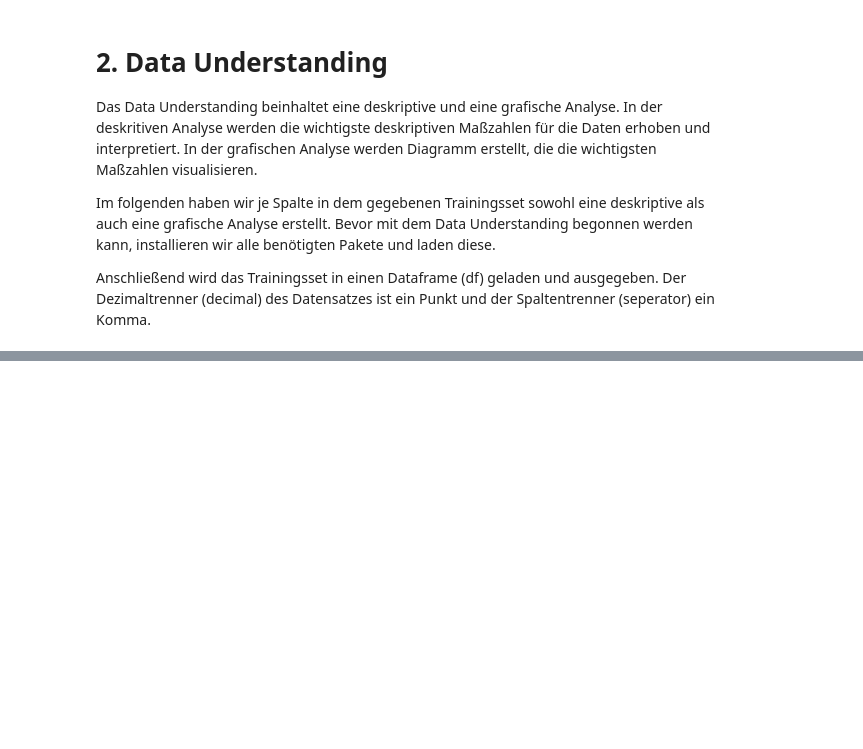
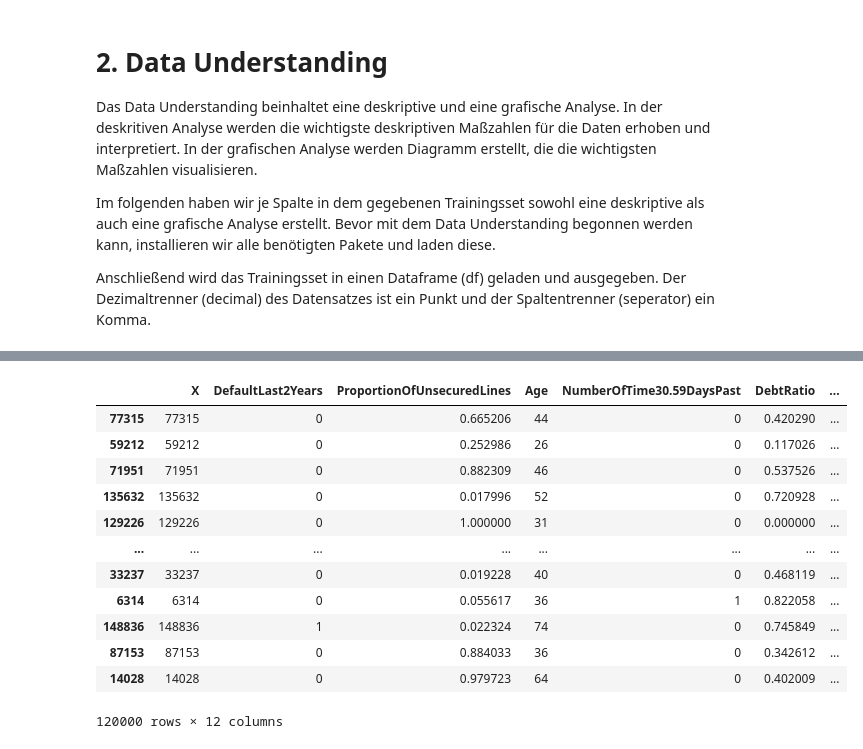
Before and after one commit to DamienShahan/Klassifikationsverfahren-in-Python, a Jupyter notebook: main.ipynb, the cells around one changed output, grey strips where cells are left out. Drawn from its saved outputs; the diff is of its cells as text; code cells hidden in the pictures; blank space fills up the shorter version.

```diff
--- a/main.ipynb
+++ b/main.ipynb
@@ -35,0 +54,17 @@ Anschließend wird das Trainingsset in einen Dataframe (df) geladen und ausgegeb
+# %%
+# Show data
+df
+# %% [output]
+|  | X | DefaultLast2Years | ProportionOfUnsecuredLines | Age | NumberOfTime30.59DaysPast | DebtRatio | ... |
+| 77315 | 77315 | 0 | 0.665206 | 44 | 0 | 0.420290 | ... |
+| 59212 | 59212 | 0 | 0.252986 | 26 | 0 | 0.117026 | ... |
+| 71951 | 71951 | 0 | 0.882309 | 46 | 0 | 0.537526 | ... |
+| 135632 | 135632 | 0 | 0.017996 | 52 | 0 | 0.720928 | ... |
+| 129226 | 129226 | 0 | 1.000000 | 31 | 0 | 0.000000 | ... |
+| ... | ... | ... | ... | ... | ... | ... | ... |
+| 33237 | 33237 | 0 | 0.019228 | 40 | 0 | 0.468119 | ... |
+| 6314 | 6314 | 0 | 0.055617 | 36 | 1 | 0.822058 | ... |
+| 148836 | 148836 | 1 | 0.022324 | 74 | 0 | 0.745849 | ... |
+| 87153 | 87153 | 0 | 0.884033 | 36 | 0 | 0.342612 | ... |
+| 14028 | 14028 | 0 | 0.979723 | 64 | 0 | 0.402009 | ... |
+120000 rows × 12 columns
```
Also changed, not shown: parts of 11 cells of this notebook.
